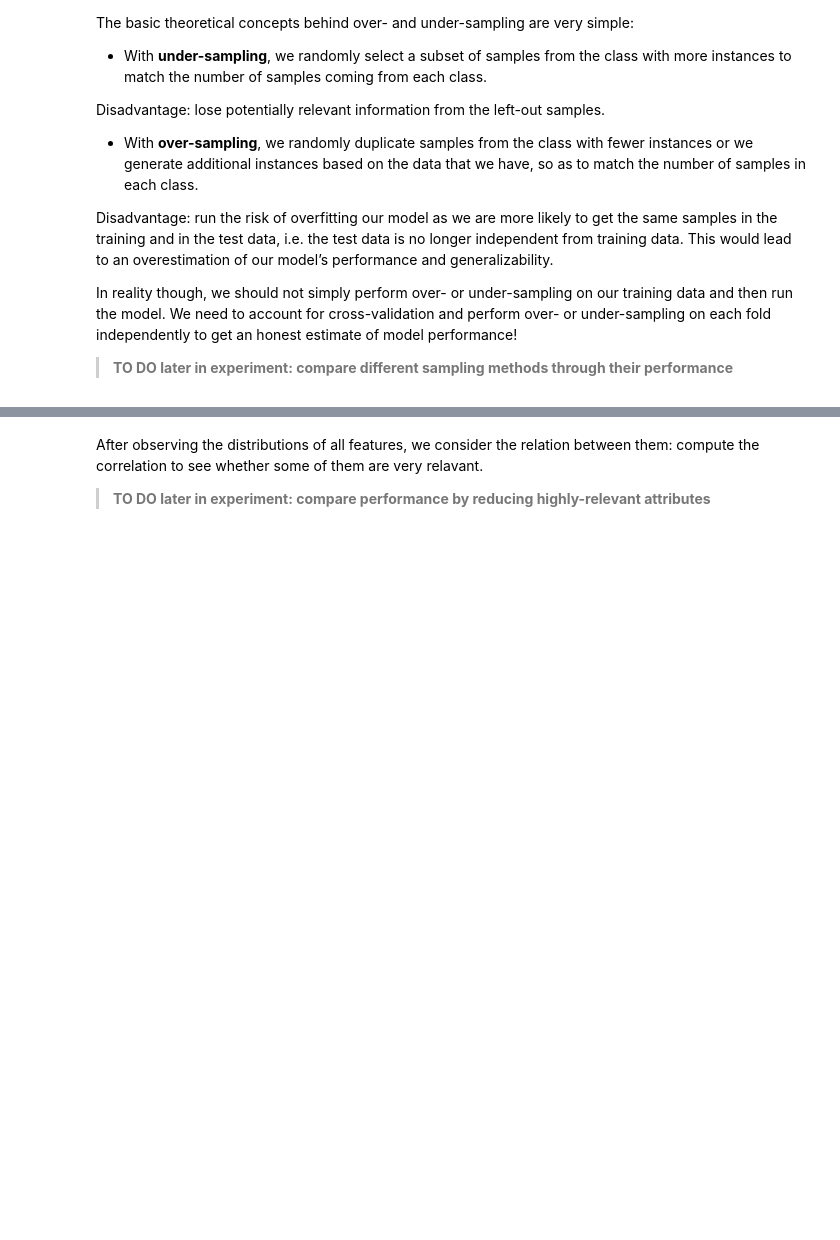
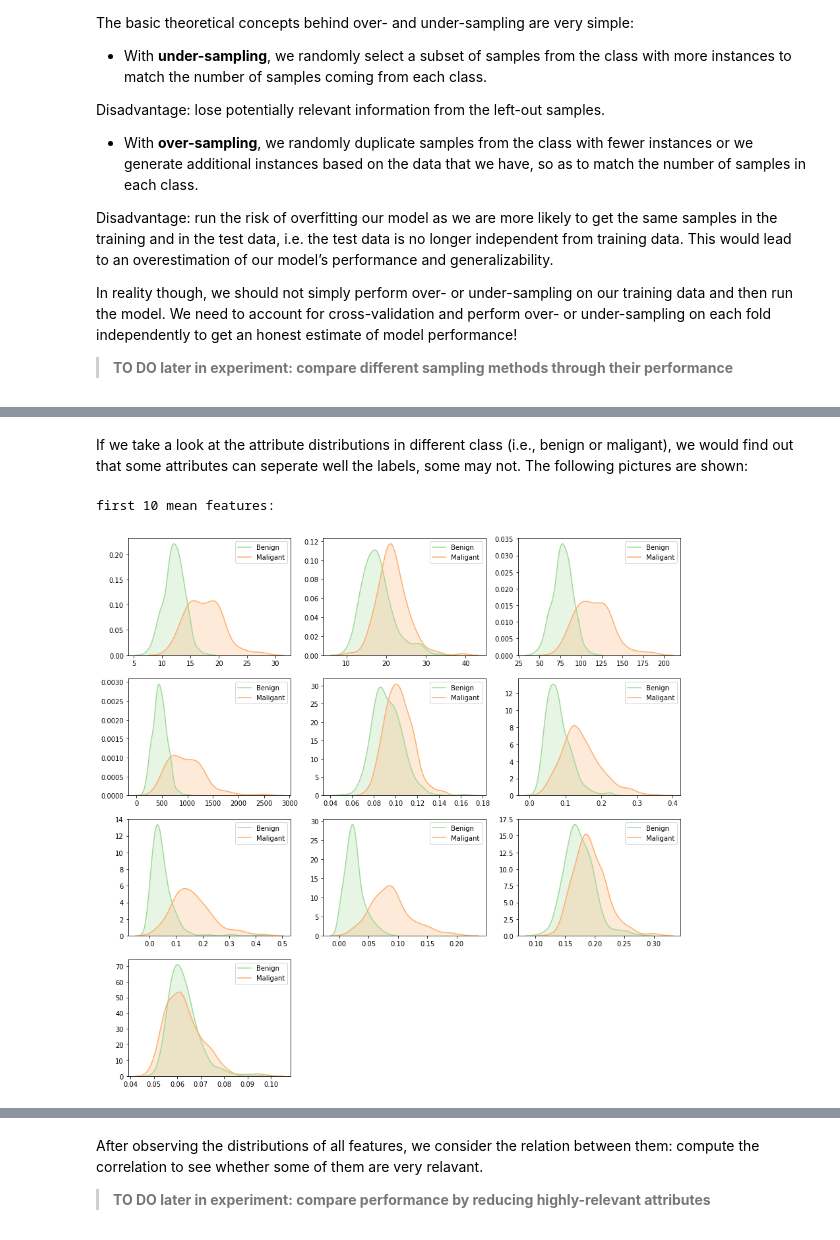
Before and after one commit to LEOch007/BreastCancer-Diagnosis, a Jupyter notebook: BC-Diagnosis.ipynb, the cells around one changed output, grey strips where cells are left out. Cells and saved outputs as stored; diff of their text form; code cells hidden in the pictures; blank space fills up the shorter version.

```diff
--- a/BC-Diagnosis.ipynb
+++ b/BC-Diagnosis.ipynb
@@ -102,0 +101,16 @@ plt.show()
+# %% [markdown]
+If we take a look at the attribute distributions in different class (i.e., benign or maligant), we would find out that some attributes can seperate well the labels, some may not. The following pictures are shown:
+# %%
+# the attributes distributions for different class
+import seaborn as sns
+# 3*4 to present 10 mean features
+print('first 10 mean features:')
+plt.figure(figsize=(15,15))
+for i in range(2,12):
+    plt.subplot(4,3,i-1)
+    sns.kdeplot(data[data['diagnosis']=='B'].iloc[:,i],shade=True,label='Benign',color=cmap(np.array([10]))[0])
+    sns.kdeplot(data[data['diagnosis']=='M'].iloc[:,i],shade=True,label='Maligant',color=cmap(np.array([6]))[0])
+plt.show()
+# %% [output]
+first 10 mean features:
+[figure, added]
```
Also changed, not shown: parts of 10 cells of this notebook, 1 other file.
